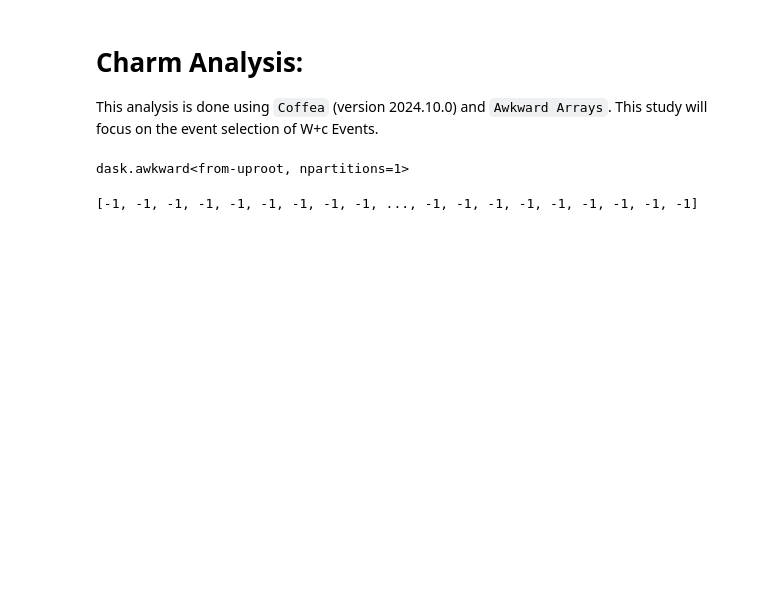
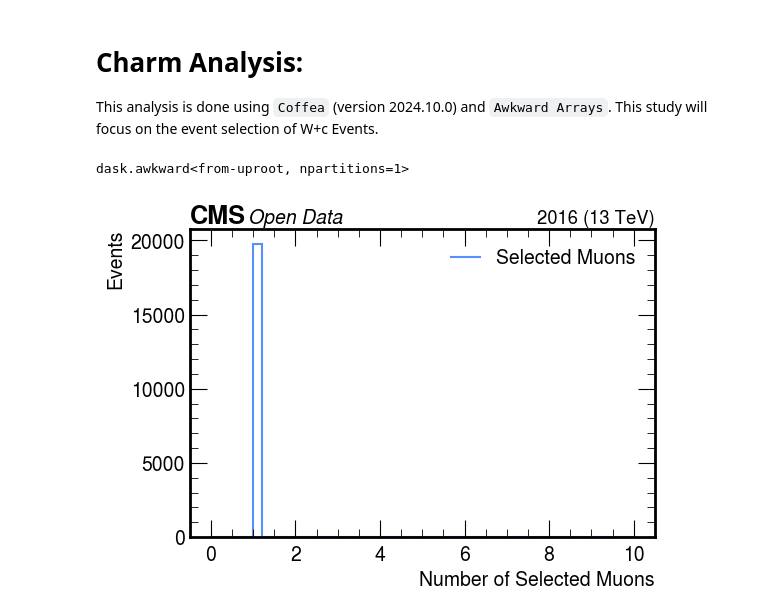
Before and after one commit to xondikoi03/charmTaggingAnalysis, a Jupyter notebook: Coffea/notebooks/charmAnalysis.ipynb, the cells around one changed output. Drawn from its saved outputs; the diff is of its cells as text; code cells hidden in the pictures; blank space fills up the shorter version.

```diff
--- a/Coffea/notebooks/charmAnalysis.ipynb
+++ b/Coffea/notebooks/charmAnalysis.ipynb
@@ -26,18 +28,18 @@ dask.awkward<from-uproot, npartitions=1>
 # Defining the style for plots (CMS Style)
 plt.style.use(mh.style.CMS)
 plt.rcParams.update({
-    "font.size": 16,
-    "axes.labelsize": 16,
-    "axes.titlesize": 16,
-    "xtick.labelsize": 16,
-    "ytick.labelsize": 16,
-    "legend.fontsize": 16
+    "font.size": 14,
+    "axes.labelsize": 14,
+    "axes.titlesize": 14,
+    "xtick.labelsize": 14,
+    "ytick.labelsize": 14,
+    "legend.fontsize": 14
 })
 
 # Histogram Function:
 def make_hist(data, nBins, lo, hi, xLabel, yLabel, label, fname=None, logy=False):
     histogram = dhist.Hist(h.axis.Regular(nBins, lo, hi))
-    fig, ax = plt.subplots(1 ,1, figsize=(8,6))
+    fig, ax = plt.subplots(1 ,1, figsize=(6,4))
     histogram.fill(data)
     # histogram.compute().plot(ax=ax , yerr=False, label=label)
     mh.histplot(histogram.compute(), ax=ax, label=label, yerr=False, histtype="step")
@@ -85,7 +79,16 @@ OS_mask = (
 Selected_Muons_PassCuts = ~OS_mask
  # Final Selection of Muons:
 fMuons = Sorted_Muons[Selected_Muons_PassCuts]
-# %%
-print(sublead_Muon_Pt.compute())
-# %% [output]
-[-1, -1, -1, -1, -1, -1, -1, -1, -1, ..., -1, -1, -1, -1, -1, -1, -1, -1, -1]
+# %%
+nFinalMuons = dak.num(fMuons.pt)
+make_hist(
+    nFinalMuons,
+    50, 0, 10,
+    "Number of Selected Muons",
+    "Events",
+    "Selected Muons",
+    fname=None,
+    logy=False
+)
+# %% [output]
+[figure, added]
```
Also changed, not shown: parts of 6 cells of this notebook, 1 other file.
